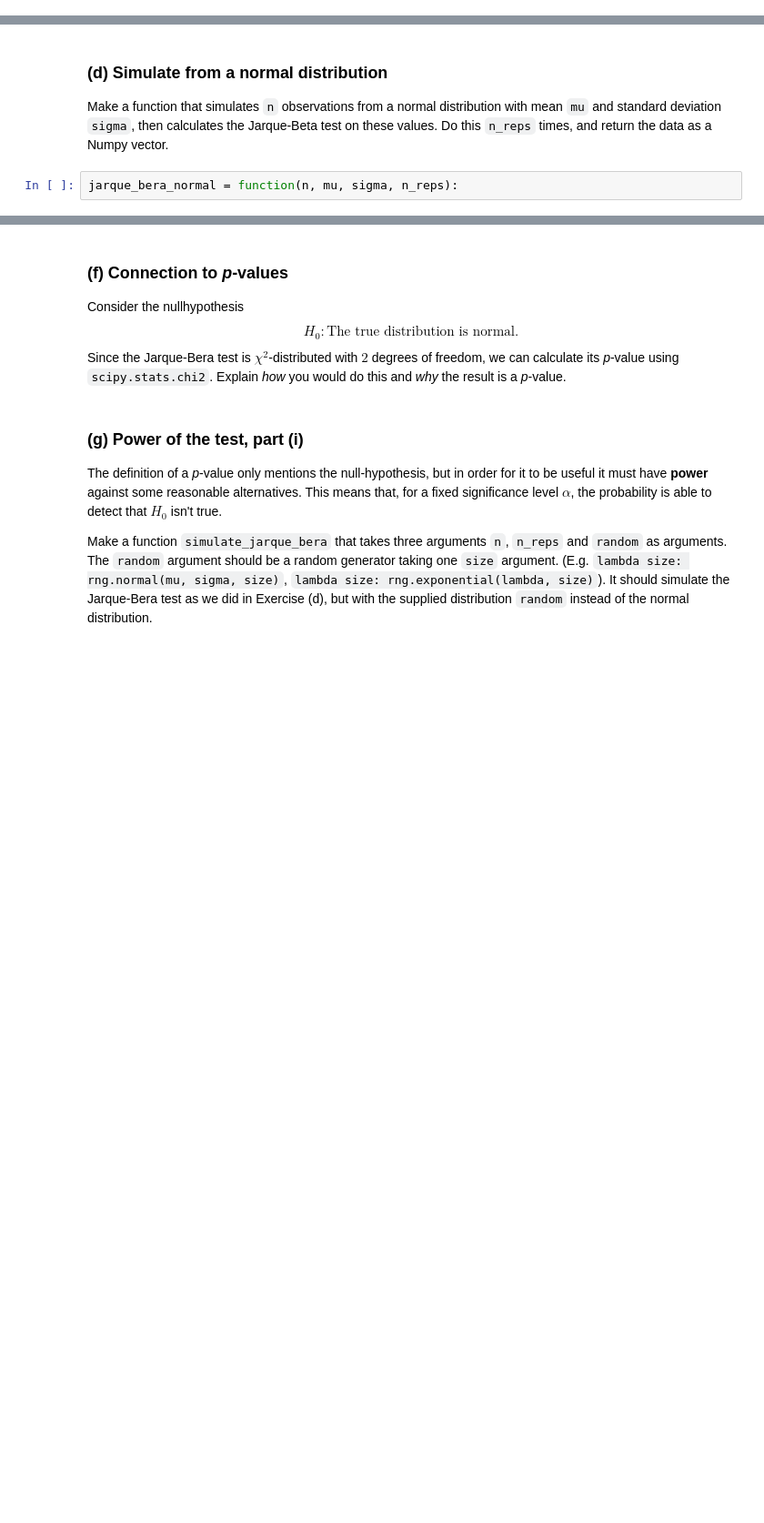
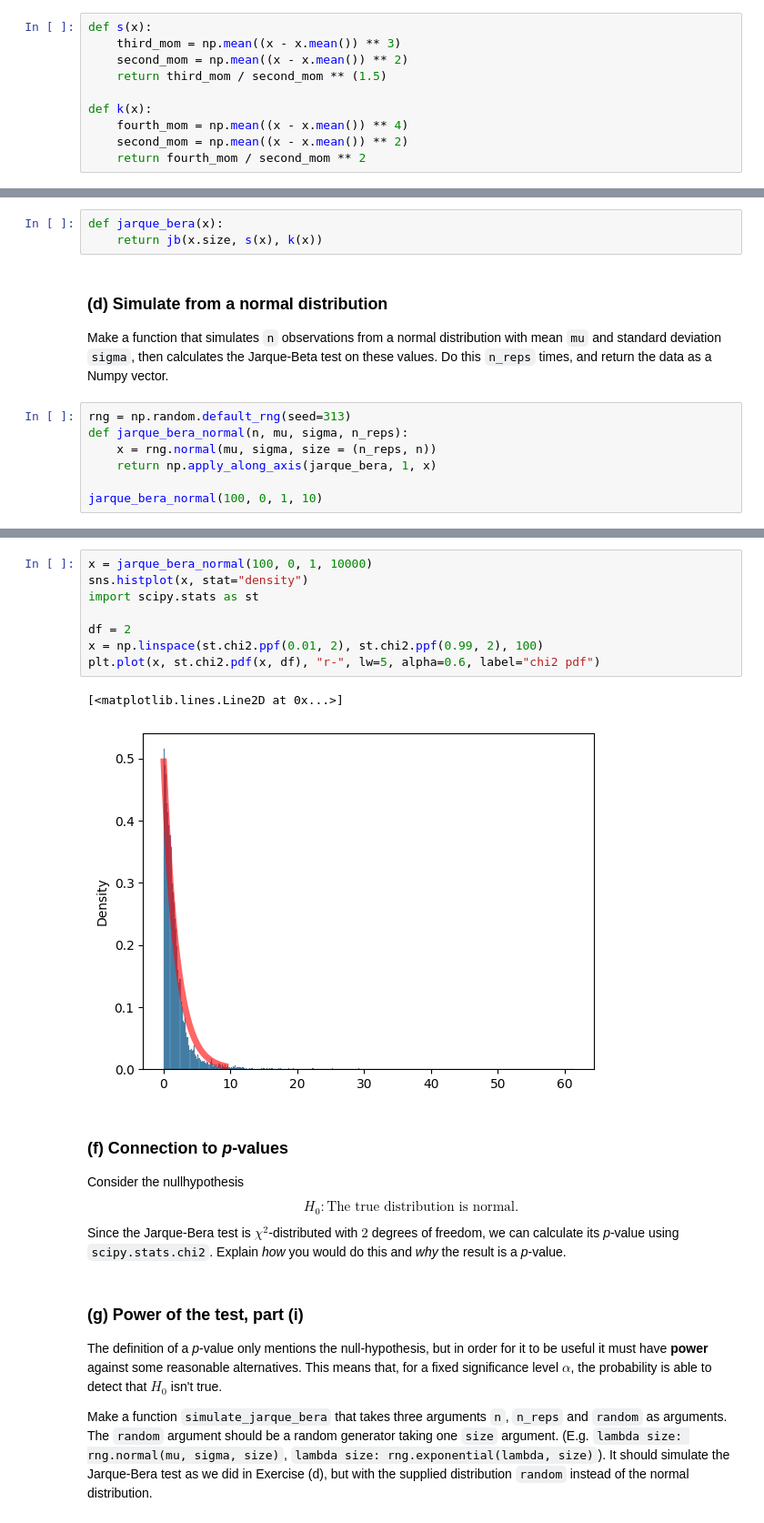
Before and after one commit to BI-DS/EBA-3500, a Jupyter notebook: previous_exams/eba350001-2021-home/eba35001-fall-2021-home-mock_exam_sol.ipynb, the cells around one changed output, grey strips where cells are left out. Shown at 91% size. Drawn from its saved outputs; the diff is of its cells as text; blank space fills up the shorter version.

```diff
--- a/previous_exams/eba350001-2021-home/eba35001-fall-2021-home-mock_exam_sol.ipynb
+++ b/previous_exams/eba350001-2021-home/eba35001-fall-2021-home-mock_exam_sol.ipynb
@@ -329,11 +373,29 @@ K=\frac{\frac{1}{n}\sum_{i=1}^{n}(x_{i}-\overline{x})^{4}}{\left(\frac{1}{n}\sum
 $$
 
 Implement these as two functions `skewness` and `kurtosis` taking one argument `x` each.
+# %%
+def s(x):
+    third_mom = np.mean((x - x.mean()) ** 3)
+    second_mom = np.mean((x - x.mean()) ** 2)
+    return third_mom / second_mom ** (1.5)
+
+def k(x):
+    fourth_mom = np.mean((x - x.mean()) ** 4)
+    second_mom = np.mean((x - x.mean()) ** 2)
+    return fourth_mom / second_mom ** 2
 # %% [markdown]
 ### (c) Implement the Jarque-Bera test, part III
 Make the `jarque_beta` function, taking `x` as an argument, that impliments the Jarque-Bera test. To do this, use that the definition of the Jarque-Bera test is $\frac{n}{6}(S^2+\frac{1}{4}(K-3)^2)$, where $n$ is the sample size $S$ is the sample skewness, and $K$ is the sample kurtosis.
+# %%
+def jarque_bera(x):
+    return jb(x.size, s(x), k(x))
 # %% [markdown]
 ### (d) Simulate from a normal distribution
 Make a function that simulates `n` observations from a normal distribution with mean `mu` and standard deviation `sigma`, then calculates the Jarque-Beta test on these values. Do this `n_reps` times, and return the data as a Numpy vector.
-# %%
-jarque_bera_normal = function(n, mu, sigma, n_reps):
+# %%
+rng = np.random.default_rng(seed=313)
+def jarque_bera_normal(n, mu, sigma, n_reps):
+    x = rng.normal(mu, sigma, size = (n_reps, n))
+    return np.apply_along_axis(jarque_bera, 1, x)
+
+jarque_bera_normal(100, 0, 1, 10)
@@ -344,3 +409,14 @@ Using `n = 100` and `n_reps = 10**5`, call `jarque_bera_normal` with your choice
+# %%
+x = jarque_bera_normal(100, 0, 1, 10000)
+sns.histplot(x, stat="density")
+import scipy.stats as st
+
+df = 2
+x = np.linspace(st.chi2.ppf(0.01, 2), st.chi2.ppf(0.99, 2), 100)
+plt.plot(x, st.chi2.pdf(x, df), "r-", lw=5, alpha=0.6, label="chi2 pdf")
+# %% [output]
+[<matplotlib.lines.Line2D at 0x...>]
+[figure, added]
 # %% [markdown]
 ### (f) Connection to *p*-values
 Consider the nullhypothesis
```
Also changed, not shown: parts of 6 cells of this notebook.
